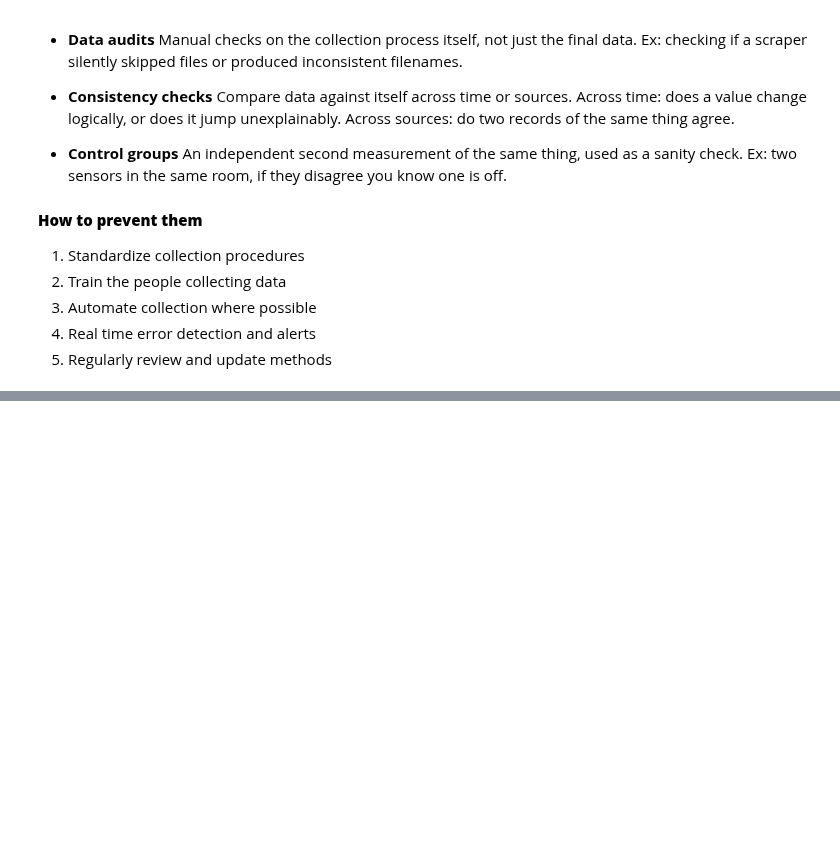
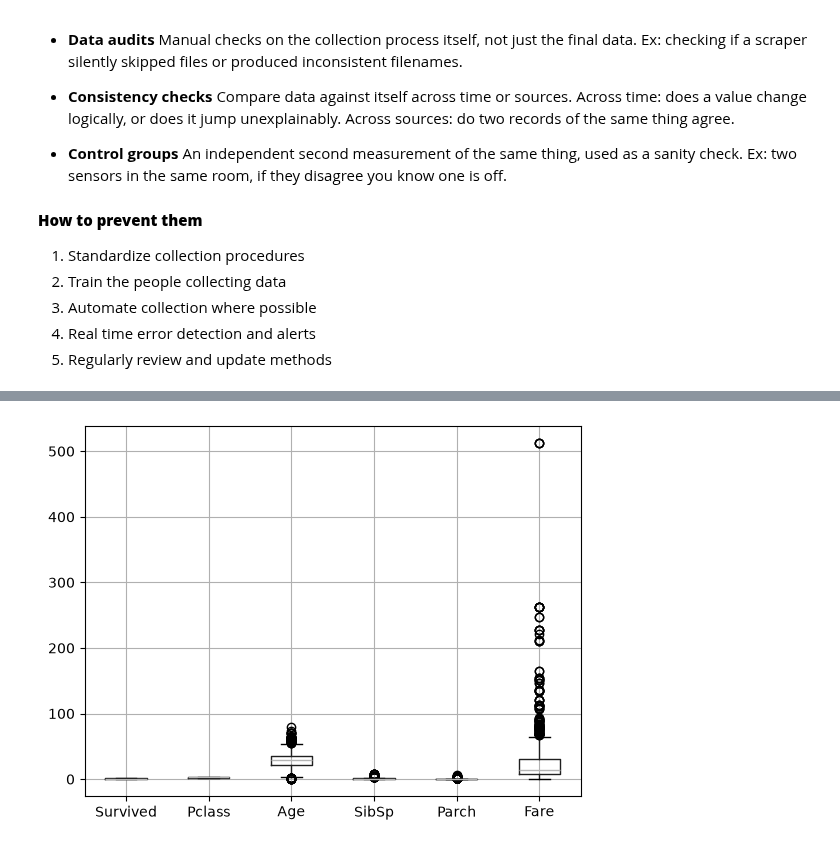
Before and after one commit to Eakempreet/microsoft-ai-ml-engineering, a Jupyter notebook: 01-foundations-of-ai-ml/module_1/foundations_of_ai_ml.ipynb, the cells around one changed output, grey strips where cells are left out. Cells and saved outputs as stored; diff of their text form; code cells hidden in the pictures; blank space fills up the shorter version.

Commit message:
feat: Identified outliers and identify error in data collection

```diff
--- a/01-foundations-of-ai-ml/module_1/foundations_of_ai_ml.ipynb
+++ b/01-foundations-of-ai-ml/module_1/foundations_of_ai_ml.ipynb
@@ -967,3 +967,11 @@ Errors that creep in while collecting data, which hurt model quality later.
 3. Automate collection where possible
 4. Real time error detection and alerts
 5. Regularly review and update methods
+# %%
+import pandas as pd
+import numpy as np
+# Load dataset
+df = pd.read_csv("../module_1/csv/Titanic-Dataset.csv")
+
+print(df.dtypes)
+df.head()
@@ -969,0 +1026,6 @@ Errors that creep in while collecting data, which hurt model quality later.
+# %%
+# Fill the missing value
+
+df['Age'] = df['Age'].fillna(np.mean(df['Age']))
+df['Cabin'] = df['Cabin'].fillna('Unknown')
+df['Embarked'] = df['Embarked'].fillna('Unknown')
@@ -969,0 +1049,11 @@ Errors that creep in while collecting data, which hurt model quality later.
+# %%
+# Getting the numerical columns only excluding the PassengersId
+numeric_cols = df.select_dtypes(include=np.number) # Returns a DataFrame
+numeric_cols = numeric_cols.columns.to_list()
+numeric_cols.remove('PassengerId')
+# %%
+# Visualize the outliers using boxplot
+df.boxplot(column=numeric_cols)
+plt.show()
+# %% [output]
+[figure, added]
```
Also changed, not shown: parts of 12 cells of this notebook.
